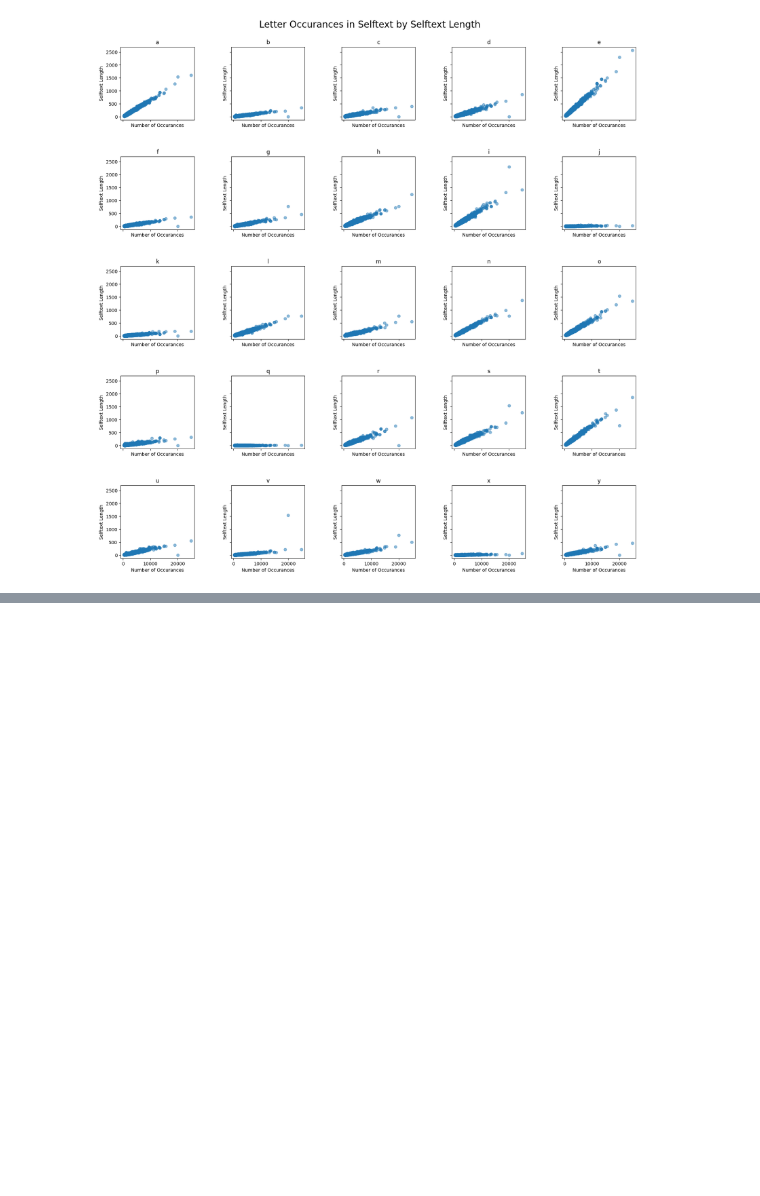
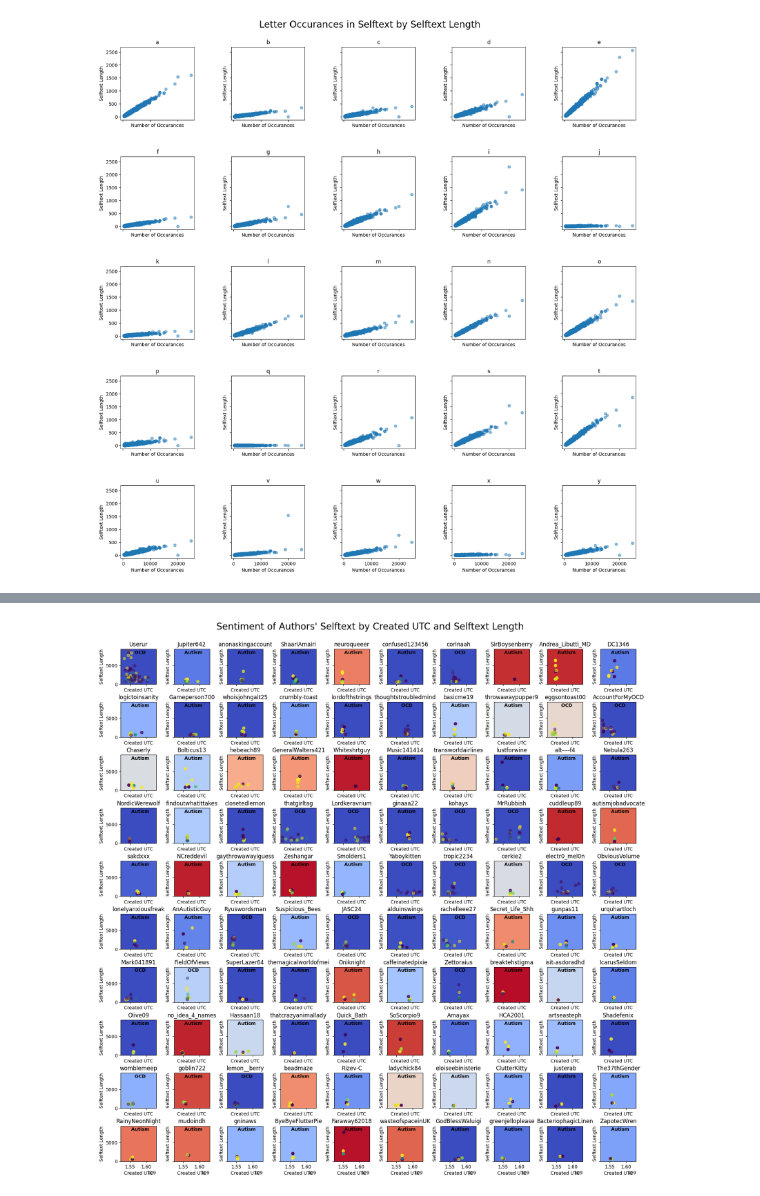
Before and after one commit to grahamwaters/Reddit-NLP-Analysis, a Jupyter notebook: notebooks/00_combining_best_from_all_notebooks.ipynb, the cells around one changed output, grey strips where cells are left out. Drawn from its saved outputs; the diff is of its cells as text; code cells hidden in the pictures; blank space fills up the shorter version.

```diff
--- a/notebooks/00_combining_best_from_all_notebooks.ipynb
+++ b/notebooks/00_combining_best_from_all_notebooks.ipynb
@@ -1199,0 +1382,37 @@ plt.show();
+# %%
+# plot the sentiment values for the top 100 authors (by number of posts) on their own subplots as scatterplots with the x-axis being the created_utc, y-axis being the selftext_length, and color representing the sentiment value column.
+# add a space between the plots to make them easier to read and to make the plot more aesthetically pleasing
+# for this code block ignore the IndexError
+# use coolwarm for the color map to make the colors more distinct
+# add an annotation to each plot that shows the target value for that author (0 or 1) but for 1 show the text 'OCD' and for 0 show the text 'Autism' (this is the target column in the df) and make the text larger and bold.
+# make the background color of each plot correspond to the average sentiment value for that author in the `sentiment` column (this is the average sentiment value for all of the posts by that author) use the following color map: 'coolwarm' (this is the same color map used for the scatterplots)
+# make the background color of the plot lighter if the average sentiment value is closer to 0 and darker if the average sentiment value is closer to 1
+
+fig, axes = plt.subplots(10, 10, figsize=(20,20), sharey=True, sharex=True)
+fig.subplots_adjust(hspace=0.5, wspace=0.5)
+# the suptitle should not have so much space between it and the subplots
+# the x and y labels should be larger
+for i, author in enumerate(df['author'].value_counts().index[:100]):
+    try:
+        ax = axes[i//10, i%10]
+        ax.scatter(df[df['author']==author]['created_utc'], df[df['author']==author]['selftext_length'], c=df[df['author']==author]['sentiment'], cmap='viridis', alpha=0.5)
+        # add a colorbar to the plot and label it 'Sentiment' (this is the sentiment column in the df)
+        ax.set_title(author)
+        ax.set_xlabel('Created UTC')
+        ax.set_ylabel('Selftext Length')
+        if df[df['author']==author]['target'].values[0] == 1:
+            # align text horizontally at the center of the plot and vertically at the top of the plot
+            ax.text(0.5, 0.9, '  OCD', horizontalalignment='center', verticalalignment='center', transform=ax.transAxes, fontsize=10, fontweight='bold')
+        else:
+            ax.text(0.5, 0.9, '  Autism', horizontalalignment='center', verticalalignment='center', transform=ax.transAxes, fontsize=10, fontweight='bold')
+        ax.set_facecolor(plt.cm.coolwarm(df[df['author']==author]['sentiment'].mean()))
+        # colorbar
+        # label
+    except IndexError:
+        pass
+fig.suptitle('Sentiment of Authors\' Selftext by Created UTC and Selftext Length', fontsize=20, y=0.92)
+# add a legend
+plt.savefig('../images/sentiment_by_author_with_target_100_colored.png')
+plt.show();
+# %% [output]
+[figure, added]
```
Also changed, not shown: parts of 17 cells of this notebook, 5 other files.
